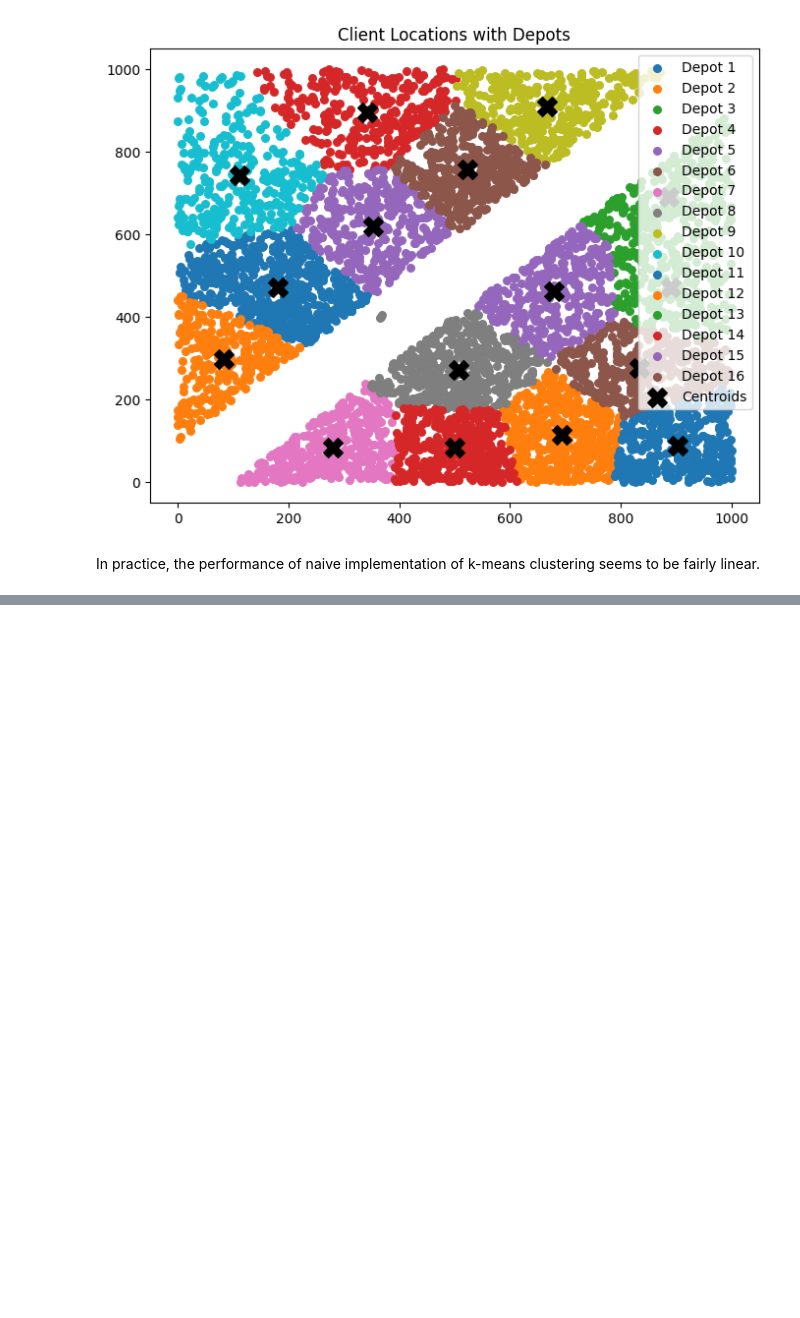
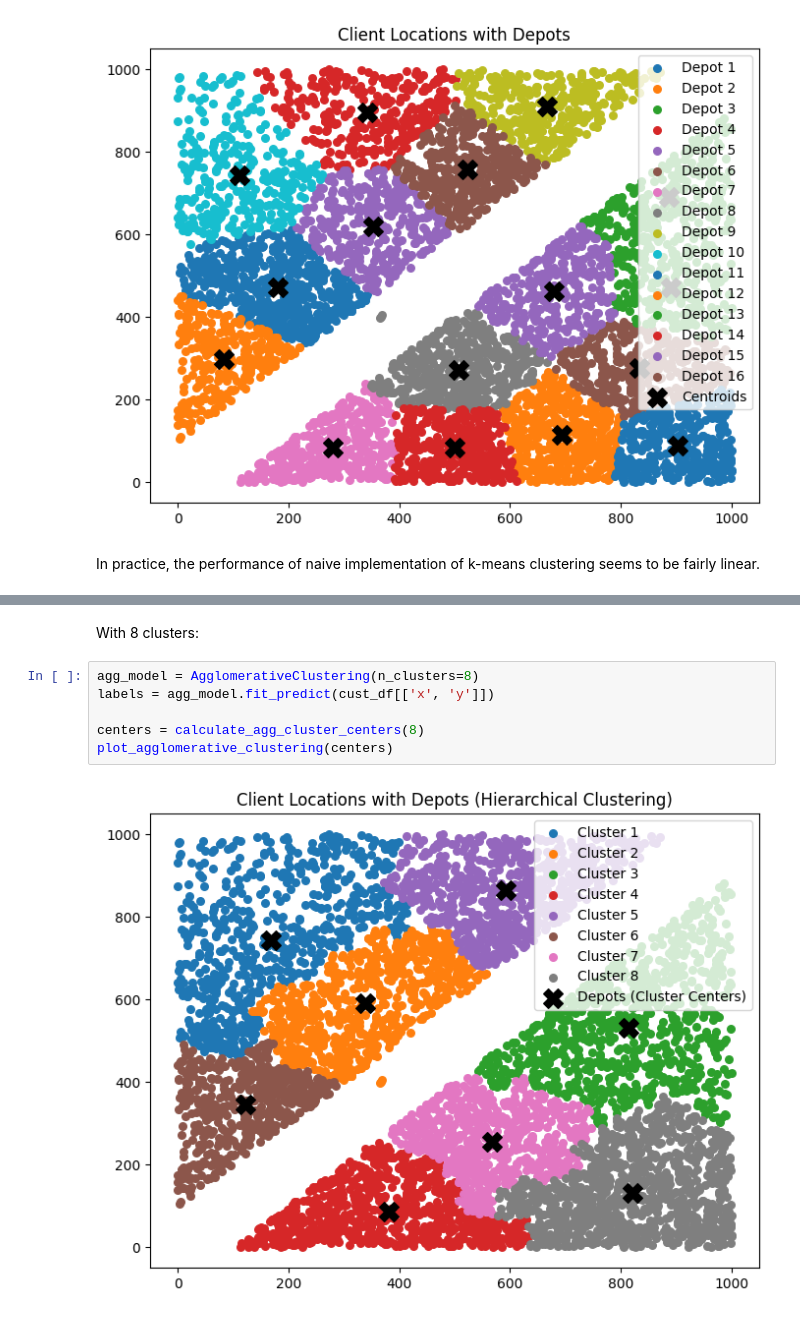
Before and after one commit to samuelms123/ML-tasks, a Jupyter notebook: task5/task5-pipeline.ipynb, the cells around one changed output, grey strips where cells are left out. Drawn from its saved outputs; the diff is of its cells as text; blank space fills up the shorter version.

```diff
--- a/task5/task5-pipeline.ipynb
+++ b/task5/task5-pipeline.ipynb
@@ -176,0 +241,10 @@ In practice, the performance of naive implementation of k-means clustering seems
+# %% [markdown]
+With 8 clusters:
+# %%
+agg_model = AgglomerativeClustering(n_clusters=8)
+labels = agg_model.fit_predict(cust_df[['x', 'y']])
+
+centers = calculate_agg_cluster_centers(8)
+plot_agglomerative_clustering(centers)
+# %% [output]
+[figure, added]
```
Also changed, not shown: parts of 12 cells of this notebook.
